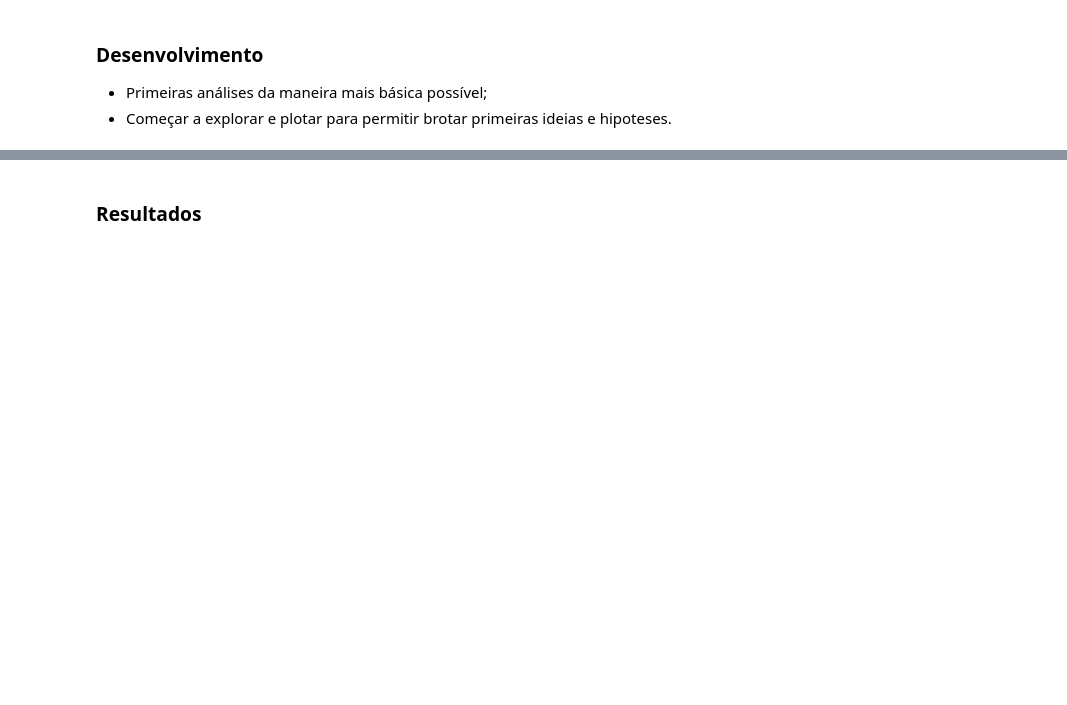
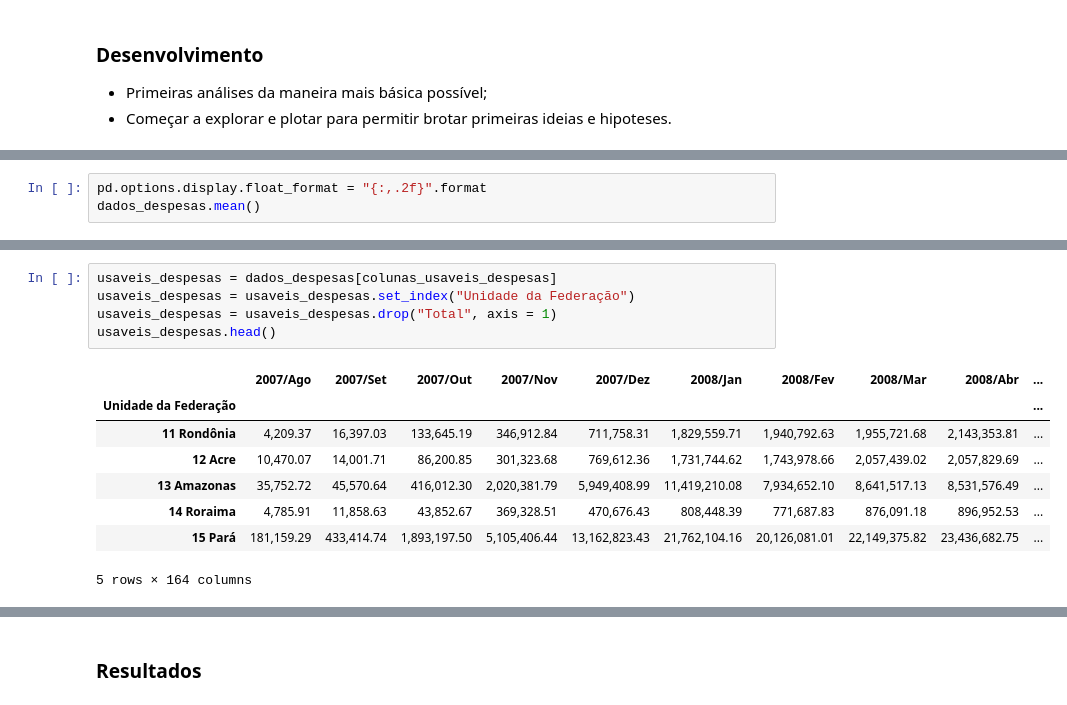
Before and after one commit to daviramalho/Bootcamp-DS2-Alura, a Jupyter notebook: notebooks/projeto_01/projeto_01_analise_dados_datasus.ipynb, the cells around one changed output, grey strips where cells are left out. Cells and saved outputs as stored; diff of their text form; blank space fills up the shorter version.

```diff
--- a/notebooks/projeto_01/projeto_01_analise_dados_datasus.ipynb
+++ b/notebooks/projeto_01/projeto_01_analise_dados_datasus.ipynb
@@ -70,0 +111,3 @@ Identificar o tipo de ocorrência que levou a mais despesas do SUS no país nos
+# %%
+pd.options.display.float_format = "{:,.2f}".format
+dados_despesas.mean()
@@ -70,0 +155,14 @@ Identificar o tipo de ocorrência que levou a mais despesas do SUS no país nos
+# %%
+usaveis_despesas = dados_despesas[colunas_usaveis_despesas]
+usaveis_despesas = usaveis_despesas.set_index("Unidade da Federação")
+usaveis_despesas = usaveis_despesas.drop("Total", axis = 1)
+usaveis_despesas.head()
+# %% [output]
+|  | 2007/Ago | 2007/Set | 2007/Out | 2007/Nov | 2007/Dez | 2008/Jan | 2008/Fev | 2008/Mar | 2008/Abr | ... |
+| Unidade da Federação |  |  |  |  |  |  |  |  |  | ... |
+| 11 Rondônia | 4,209.37 | 16,397.03 | 133,645.19 | 346,912.84 | 711,758.31 | 1,829,559.71 | 1,940,792.63 | 1,955,721.68 | 2,143,353.81 | ... |
+| 12 Acre | 10,470.07 | 14,001.71 | 86,200.85 | 301,323.68 | 769,612.36 | 1,731,744.62 | 1,743,978.66 | 2,057,439.02 | 2,057,829.69 | ... |
+| 13 Amazonas | 35,752.72 | 45,570.64 | 416,012.30 | 2,020,381.79 | 5,949,408.99 | 11,419,210.08 | 7,934,652.10 | 8,641,517.13 | 8,531,576.49 | ... |
+| 14 Roraima | 4,785.91 | 11,858.63 | 43,852.67 | 369,328.51 | 470,676.43 | 808,448.39 | 771,687.83 | 876,091.18 | 896,952.53 | ... |
+| 15 Pará | 181,159.29 | 433,414.74 | 1,893,197.50 | 5,105,406.44 | 13,162,823.43 | 21,762,104.16 | 20,126,081.01 | 22,149,375.82 | 23,436,682.75 | ... |
+5 rows × 164 columns
```
Also changed, not shown: parts of 14 cells of this notebook, 4 other files.
